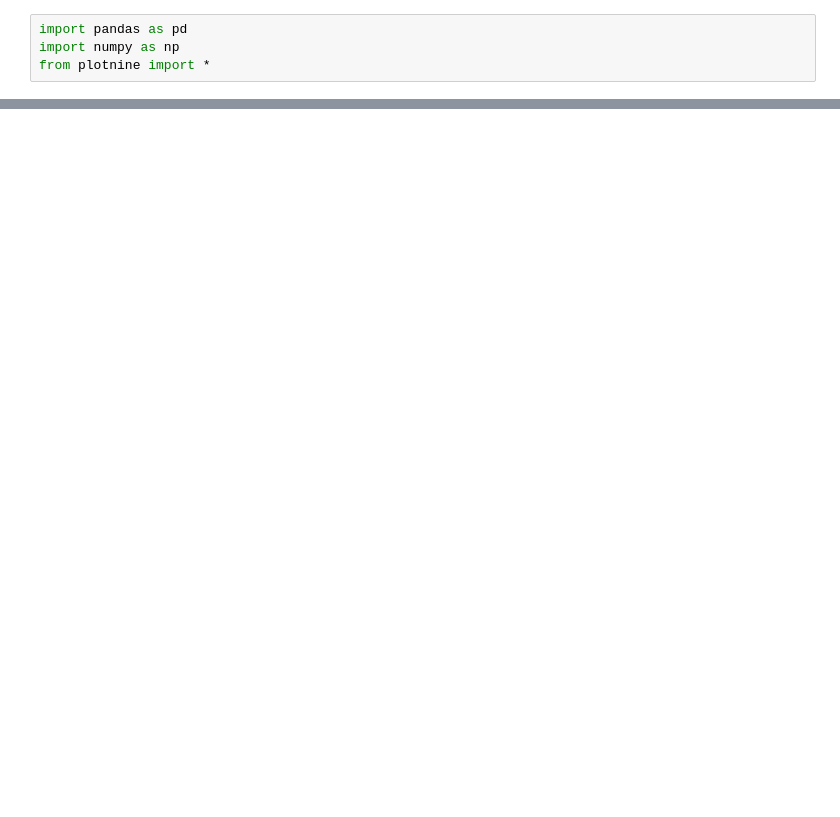
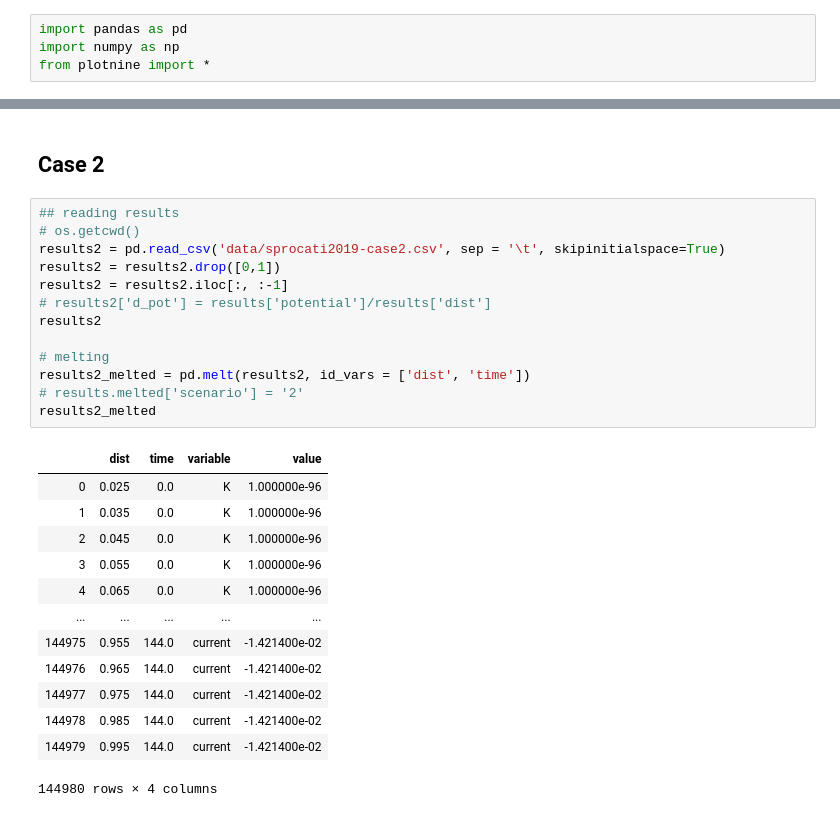
Before and after one commit to p-ortega/reactive-transport, a Jupyter notebook: sprocati2019/sprocati2019.ipynb, the cells around one changed output, grey strips where cells are left out. Cells and saved outputs as stored; diff of their text form; blank space fills up the shorter version.

```diff
--- a/sprocati2019/sprocati2019.ipynb
+++ b/sprocati2019/sprocati2019.ipynb
@@ -32,3 +79,32 @@ results_melted
+# %% [markdown]
+## Case 2
+# %%
+## reading results
+# os.getcwd()
+results2 = pd.read_csv('data/sprocati2019-case2.csv', sep = '\t', skipinitialspace=True)
+results2 = results2.drop([0,1])
+results2 = results2.iloc[:, :-1]
+# results2['d_pot'] = results['potential']/results['dist']
+results2
+
+# melting
+results2_melted = pd.melt(results2, id_vars = ['dist', 'time'])
+# results.melted['scenario'] = '2'
+results2_melted
+# %% [output]
+|  | dist | time | variable | value |
+| 0 | 0.025 | 0.0 | K | 1.000000e-96 |
+| 1 | 0.035 | 0.0 | K | 1.000000e-96 |
+| 2 | 0.045 | 0.0 | K | 1.000000e-96 |
+| 3 | 0.055 | 0.0 | K | 1.000000e-96 |
+| 4 | 0.065 | 0.0 | K | 1.000000e-96 |
+| ... | ... | ... | ... | ... |
+| 144975 | 0.955 | 144.0 | current | -1.421400e-02 |
+| 144976 | 0.965 | 144.0 | current | -1.421400e-02 |
+| 144977 | 0.975 | 144.0 | current | -1.421400e-02 |
+| 144978 | 0.985 | 144.0 | current | -1.421400e-02 |
+| 144979 | 0.995 | 144.0 | current | -1.421400e-02 |
+144980 rows × 4 columns
 # %%
 from plotnine import *
 
```
Also changed, not shown: parts of 7 cells of this notebook, 12 other files.
